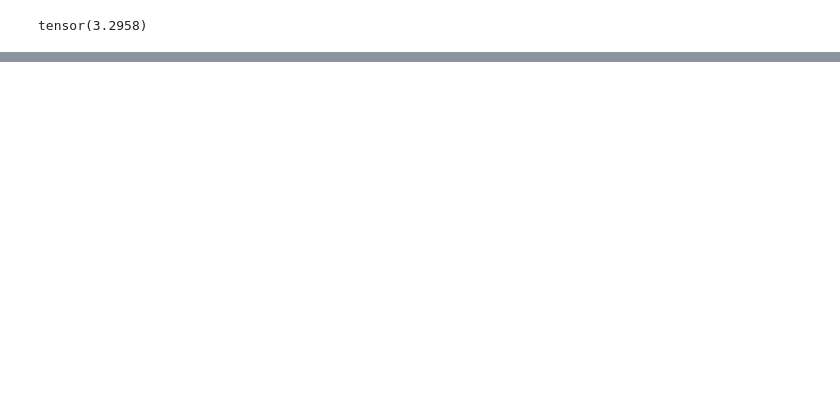
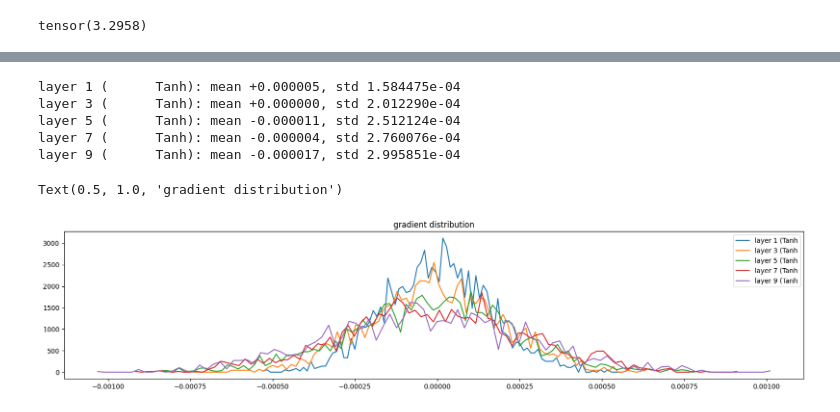
Before and after one commit to michaelliangau/ai, a Jupyter notebook: projects/makemore/makemore_pt3_rnn.ipynb, the cells around one changed output, grey strips where cells are left out. Cells and saved outputs as stored; diff of their text form; code cells hidden in the pictures; blank space fills up the shorter version.

```diff
--- a/projects/makemore/makemore_pt3_rnn.ipynb
+++ b/projects/makemore/makemore_pt3_rnn.ipynb
@@ -268,0 +386,22 @@ tensor(3.2958)
+# %%
+# visualize histograms - gradients over layer
+# all layers should roughly the same gradient.
+plt.figure(figsize=(20, 4)) # width and height of the plot
+legends = []
+for i, layer in enumerate(layers[:-1]): # note: exclude the output layer
+  if isinstance(layer, Tanh):
+    t = layer.out.grad
+    print('layer %d (%10s): mean %+f, std %e' % (i, layer.__class__.__name__, t.mean(), t.std()))
+    hy, hx = torch.histogram(t, density=True)
+    plt.plot(hx[:-1].detach(), hy.detach())
+    legends.append(f'layer {i} ({layer.__class__.__name__}')
+plt.legend(legends)
+plt.title('gradient distribution')
+# %% [output]
+layer 1 (      Tanh): mean +0.000005, std 1.584475e-04
+layer 3 (      Tanh): mean +0.000000, std 2.012290e-04
+layer 5 (      Tanh): mean -0.000011, std 2.512124e-04
+layer 7 (      Tanh): mean -0.000004, std 2.760076e-04
+layer 9 (      Tanh): mean -0.000017, std 2.995851e-04
+Text(0.5, 1.0, 'gradient distribution')
+[figure, added]
```
Also changed, not shown: parts of 12 cells of this notebook.
